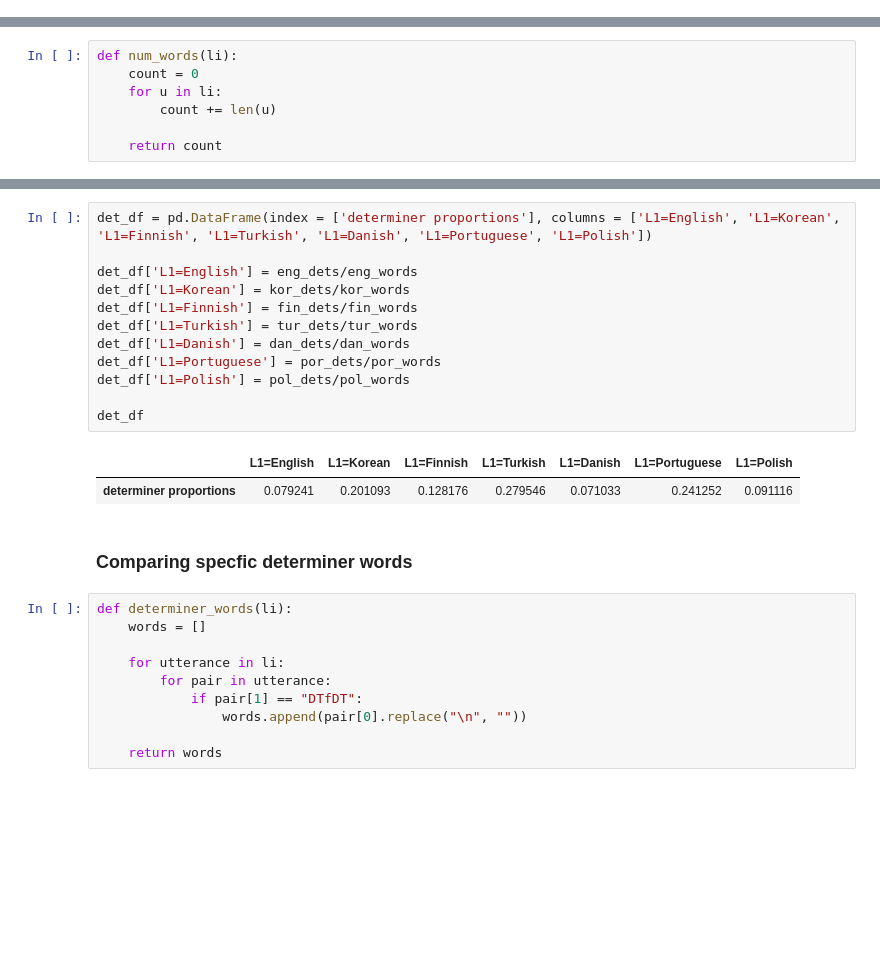
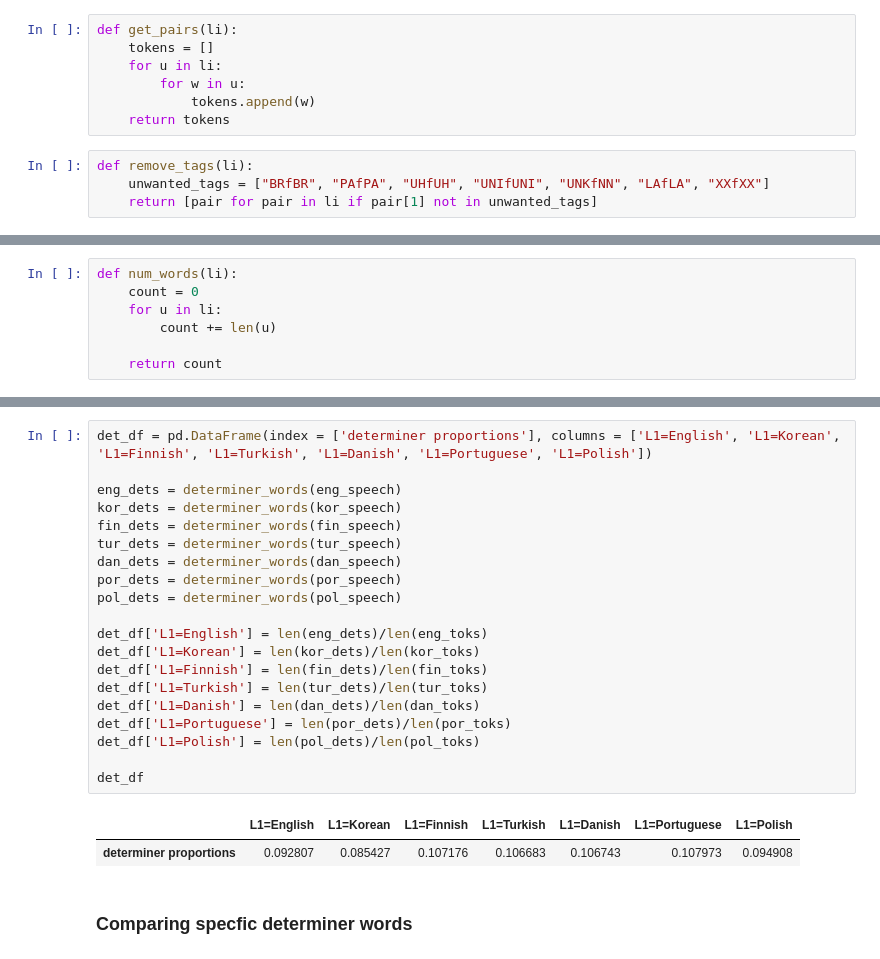
Before and after one commit to Data-Science-for-Linguists/Native_and_Non-native_English, a Jupyter notebook: analysis-languages.ipynb, the cells around one changed output, grey strips where cells are left out. Cells and saved outputs as stored; diff of their text form; blank space fills up the shorter version.

```diff
--- a/analysis-languages.ipynb
+++ b/analysis-languages.ipynb
@@ -271,0 +94,11 @@ pol_toks = [[t[0] for t in u] for u in pol_speech]
+# %%
+def get_pairs(li):
+    tokens = []
+    for u in li:
+        for w in u:
+            tokens.append(w)
+    return tokens
+# %%
+def remove_tags(li):
+    unwanted_tags = ["BRfBR", "PAfPA", "UHfUH", "UNIfUNI", "UNKfNN", "LAfLA", "XXfXX"]
+    return [pair for pair in li if pair[1] not in unwanted_tags]
@@ -723,27 +565,25 @@ pol_dets/pol_words
 # %%
 det_df = pd.DataFrame(index = ['determiner proportions'], columns = ['L1=English', 'L1=Korean', 'L1=Finnish', 'L1=Turkish', 'L1=Danish', 'L1=Portuguese', 'L1=Polish'])
 
-det_df['L1=English'] = eng_dets/eng_words
-det_df['L1=Korean'] = kor_dets/kor_words
-det_df['L1=Finnish'] = fin_dets/fin_words
-det_df['L1=Turkish'] = tur_dets/tur_words
-det_df['L1=Danish'] = dan_dets/dan_words
-det_df['L1=Portuguese'] = por_dets/por_words
-det_df['L1=Polish'] = pol_dets/pol_words
+eng_dets = determiner_words(eng_speech)
+kor_dets = determiner_words(kor_speech)
+fin_dets = determiner_words(fin_speech)
+tur_dets = determiner_words(tur_speech)
+dan_dets = determiner_words(dan_speech)
+por_dets = determiner_words(por_speech)
+pol_dets = determiner_words(pol_speech)
+
+det_df['L1=English'] = len(eng_dets)/len(eng_toks)
+det_df['L1=Korean'] = len(kor_dets)/len(kor_toks)
+det_df['L1=Finnish'] = len(fin_dets)/len(fin_toks)
+det_df['L1=Turkish'] = len(tur_dets)/len(tur_toks)
+det_df['L1=Danish'] = len(dan_dets)/len(dan_toks)
+det_df['L1=Portuguese'] = len(por_dets)/len(por_toks)
+det_df['L1=Polish'] = len(pol_dets)/len(pol_toks)
 
 det_df
 # %% [output]
 |  | L1=English | L1=Korean | L1=Finnish | L1=Turkish | L1=Danish | L1=Portuguese | L1=Polish |
-| determiner proportions | 0.079241 | 0.201093 | 0.128176 | 0.279546 | 0.071033 | 0.241252 | 0.091116 |
+| determiner proportions | 0.092807 | 0.085427 | 0.107176 | 0.106683 | 0.106743 | 0.107973 | 0.094908 |
 # %% [markdown]
 ### Comparing specfic determiner words
-# %%
-def determiner_words(li):
-    words = []
-
-    for utterance in li:
-        for pair in utterance:
-            if pair[1] == "DTfDT":
-                words.append(pair[0].replace("\n", ""))
-
-    return words
```
Also changed, not shown: parts of 33 cells of this notebook.
